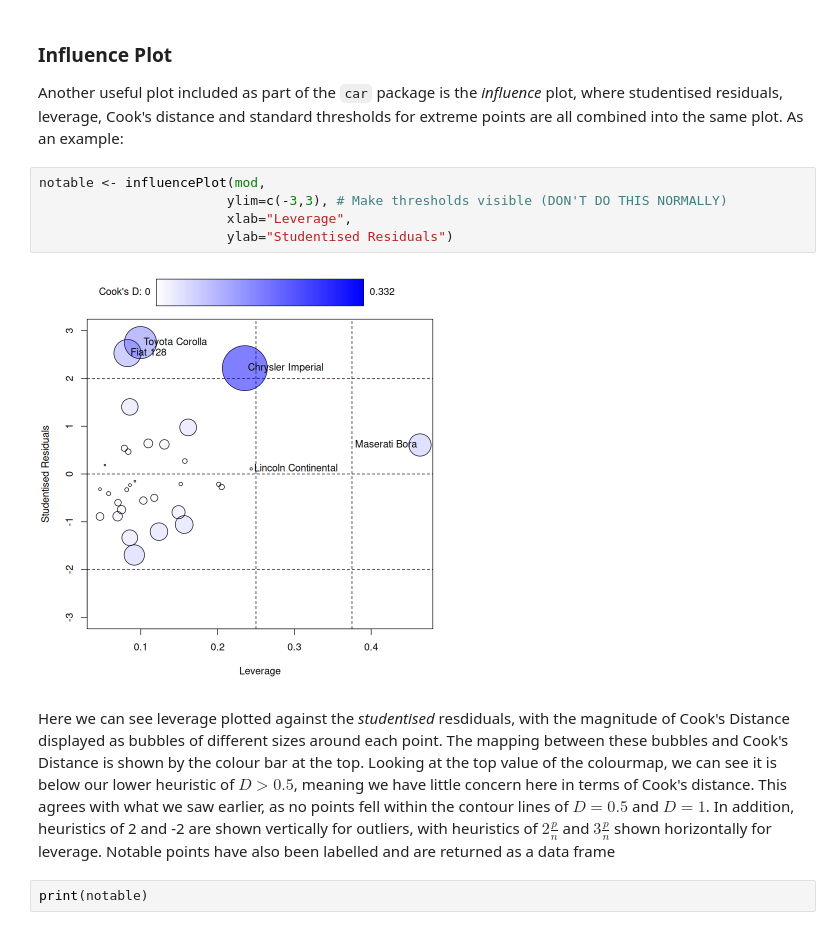
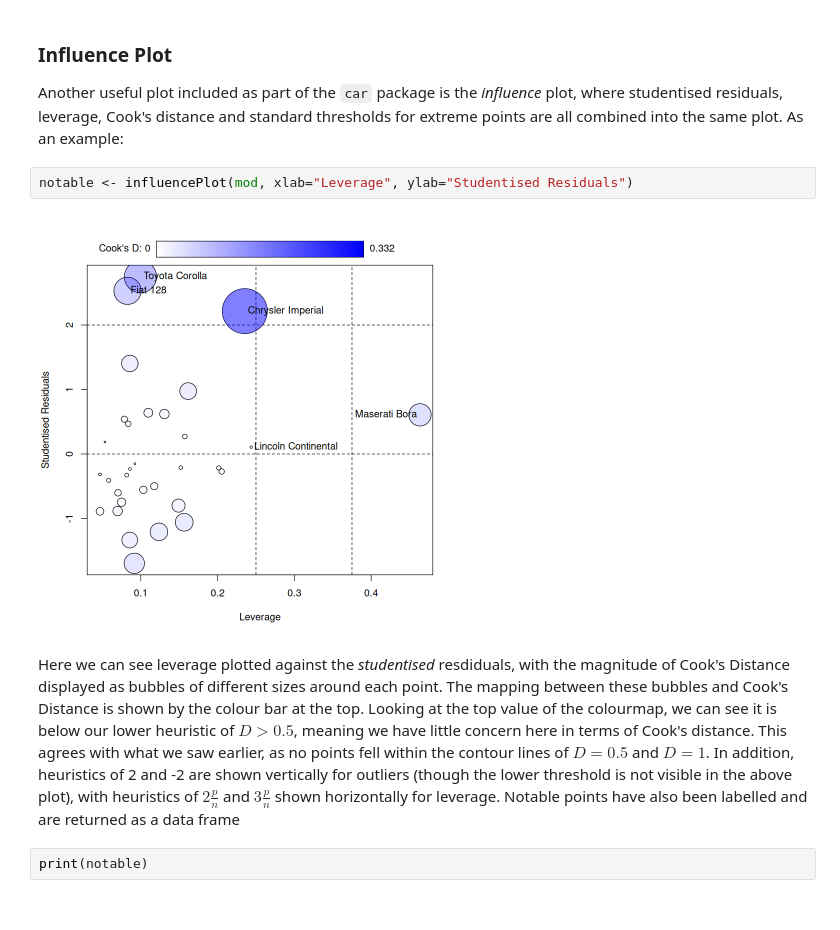
Before and after one commit to PCHN63101-Advanced-Data-Skills/Assumptions-Diagnostics-Transforms, a Jupyter notebook: _build/jupyter_execute/4.diagnostic-plots.ipynb, the cells around one changed output. Cells and saved outputs as stored; diff of their text form.

```diff
--- a/_build/jupyter_execute/4.diagnostic-plots.ipynb
+++ b/_build/jupyter_execute/4.diagnostic-plots.ipynb
@@ -145,14 +153,11 @@ abline(h=10, col="red",    lty=2, lwd=3)
 ### Influence Plot
 Another useful plot included as part of the `car` package is the *influence* plot, where studentised residuals, leverage, Cook's distance and standard thresholds for extreme points are all combined into the same plot. As an example:
 # %%
-notable <- influencePlot(mod,
-                        ylim=c(-3,3), # Make thresholds visible (DON'T DO THIS NORMALLY)
-                        xlab="Leverage",
-                        ylab="Studentised Residuals")
+notable <- influencePlot(mod, xlab="Leverage", ylab="Studentised Residuals")
 # %% [output]
-[figure, old version]
+[figure, new version]
 # %% [markdown]
-Here we can see leverage plotted against the *studentised* resdiduals, with the magnitude of Cook's Distance displayed as bubbles of different sizes around each point. The mapping between these bubbles and Cook's Distance is shown by the colour bar at the top. Looking at the top value of the colourmap, we can see it is below our lower heuristic of $D > 0.5$, meaning we have little concern here in terms of Cook's distance. This agrees with what we saw earlier, as no points fell within the contour lines of $D = 0.5$ and $D = 1$. In addition, heuristics of 2 and -2 are shown vertically for outliers, with heuristics of $2\frac{p}{n}$ and $3\frac{p}{n}$ shown horizontally for leverage. Notable points have also been labelled and are returned as a data frame
+Here we can see leverage plotted against the *studentised* resdiduals, with the magnitude of Cook's Distance displayed as bubbles of different sizes around each point. The mapping between these bubbles and Cook's Distance is shown by the colour bar at the top. Looking at the top value of the colourmap, we can see it is below our lower heuristic of $D > 0.5$, meaning we have little concern here in terms of Cook's distance. This agrees with what we saw earlier, as no points fell within the contour lines of $D = 0.5$ and $D = 1$. In addition, heuristics of 2 and -2 are shown vertically for outliers (though the lower threshold is not visible in the above plot), with heuristics of $2\frac{p}{n}$ and $3\frac{p}{n}$ shown horizontally for leverage. Notable points have also been labelled and are returned as a data frame
 # %%
 print(notable)
 # %% [output]
```
Also changed, not shown: parts of 1 cell of this notebook, 9 other files.
